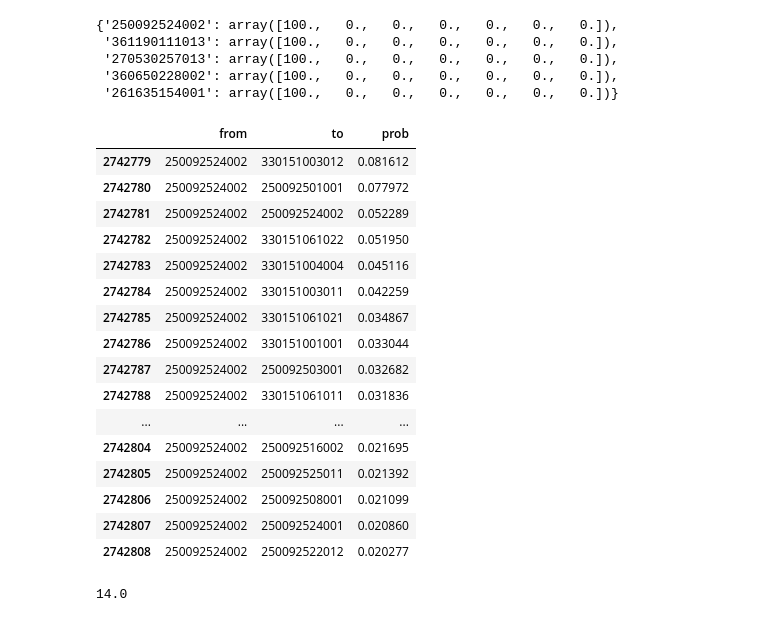
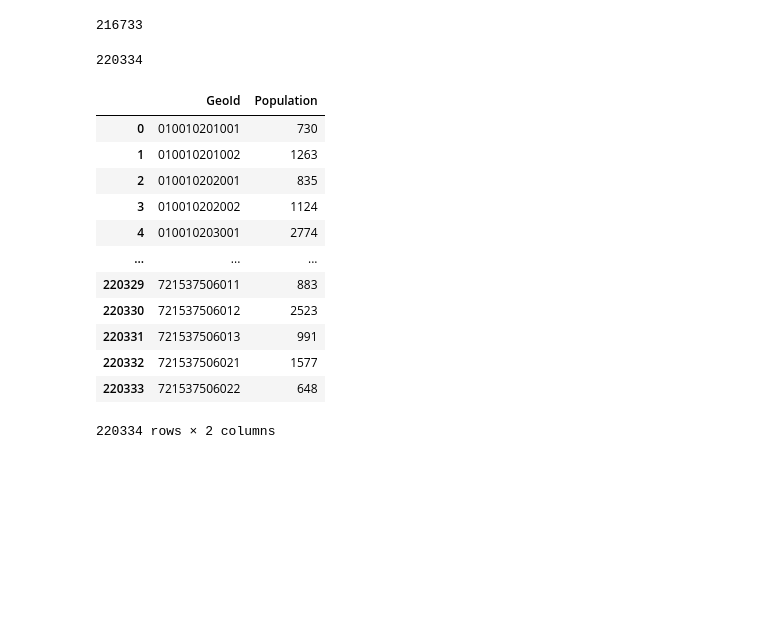
Before and after one commit to RuochenKong/Compartmental-Infectious-Disease-Simulation, a Jupyter notebook: statistical_approach/simulation.ipynb, the cells around one changed output. Cells and saved outputs as stored; diff of their text form; code cells hidden in the pictures; blank space fills up the shorter version.

```diff
--- a/statistical_approach/simulation.ipynb
+++ b/statistical_approach/simulation.ipynb
@@ -31,3 +31,7 @@ import random
 # %%
 random.seed(42)
 np.random.seed(42)
+# %%
+len(spread_prob_df['from'].unique())
+# %% [output]
+216733
@@ -34,18 +40,24 @@ np.random.seed(42)
+# %%
+len(pop_data)
+# %% [output]
+220334
+# %%
+pop_data
+# %% [output]
+|  | GeoId | Population |
+| 0 | 010010201001 | 730 |
+| 1 | 010010201002 | 1263 |
+| 2 | 010010202001 | 835 |
+| 3 | 010010202002 | 1124 |
+| 4 | 010010203001 | 2774 |
+| ... | ... | ... |
+| 220329 | 721537506011 | 883 |
+| 220330 | 721537506012 | 2523 |
+| 220331 | 721537506013 | 991 |
+| 220332 | 721537506021 | 1577 |
+| 220333 | 721537506022 | 648 |
+220334 rows × 2 columns
 # %%
 starts = list(spread_prob_df['from'].unique())
 random.shuffle(starts)
 starts = starts[:5]
-# %%
-num_init_cases = 100
-infectious_rate = [0.1,0.2,0.3,0.3,0.2,0.1,0.1]
-active_case = {}
-for s in starts:
-    active_case[s] = np.zeros(len(infectious_rate))
-    active_case[s][0] = num_init_cases
-active_case
-# %% [output]
-{'250092524002': array([100.,   0.,   0.,   0.,   0.,   0.,   0.]),
- '361190111013': array([100.,   0.,   0.,   0.,   0.,   0.,   0.]),
- '270530257013': array([100.,   0.,   0.,   0.,   0.,   0.,   0.]),
- '360650228002': array([100.,   0.,   0.,   0.,   0.,   0.,   0.]),
- '261635154001': array([100.,   0.,   0.,   0.,   0.,   0.,   0.])}
@@ -54,33 +63,0 @@ spread_prob_grouped_df = spread_prob_df.groupby('from')
-# %%
-# test
-cbg = '250092524002'
-des_df = spread_prob_grouped_df.get_group(cbg)
-des_df
-# %% [output]
-|  | from | to | prob |
-| 2742779 | 250092524002 | 330151003012 | 0.081612 |
-| 2742780 | 250092524002 | 250092501001 | 0.077972 |
-| 2742781 | 250092524002 | 250092524002 | 0.052289 |
-| 2742782 | 250092524002 | 330151061022 | 0.051950 |
-| 2742783 | 250092524002 | 330151004004 | 0.045116 |
-| 2742784 | 250092524002 | 330151003011 | 0.042259 |
-| 2742785 | 250092524002 | 330151061021 | 0.034867 |
-| 2742786 | 250092524002 | 330151001001 | 0.033044 |
-| 2742787 | 250092524002 | 250092503001 | 0.032682 |
-| 2742788 | 250092524002 | 330151061011 | 0.031836 |
-| ... | ... | ... | ... |
-| 2742804 | 250092524002 | 250092516002 | 0.021695 |
-| 2742805 | 250092524002 | 250092525011 | 0.021392 |
-| 2742806 | 250092524002 | 250092508001 | 0.021099 |
-| 2742807 | 250092524002 | 250092524001 | 0.020860 |
-| 2742808 | 250092524002 | 250092522012 | 0.020277 |
-# %%
-np.random.seed(42)
-num_new_cases = 0
-for i in range(len(infectious_rate)):
-    mean_num_case = infectious_rate[i]*active_case[cbg][i]
-    if mean_num_case != 0: num_new_cases +=  max(np.random.normal(mean_num_case,mean_num_case*(1-infectious_rate[i])), 0)
-num_new_cases = np.floor(num_new_cases)
-num_new_cases
-# %% [output]
-14.0
```
Also changed, not shown: parts of 17 cells of this notebook, 2 other files.
